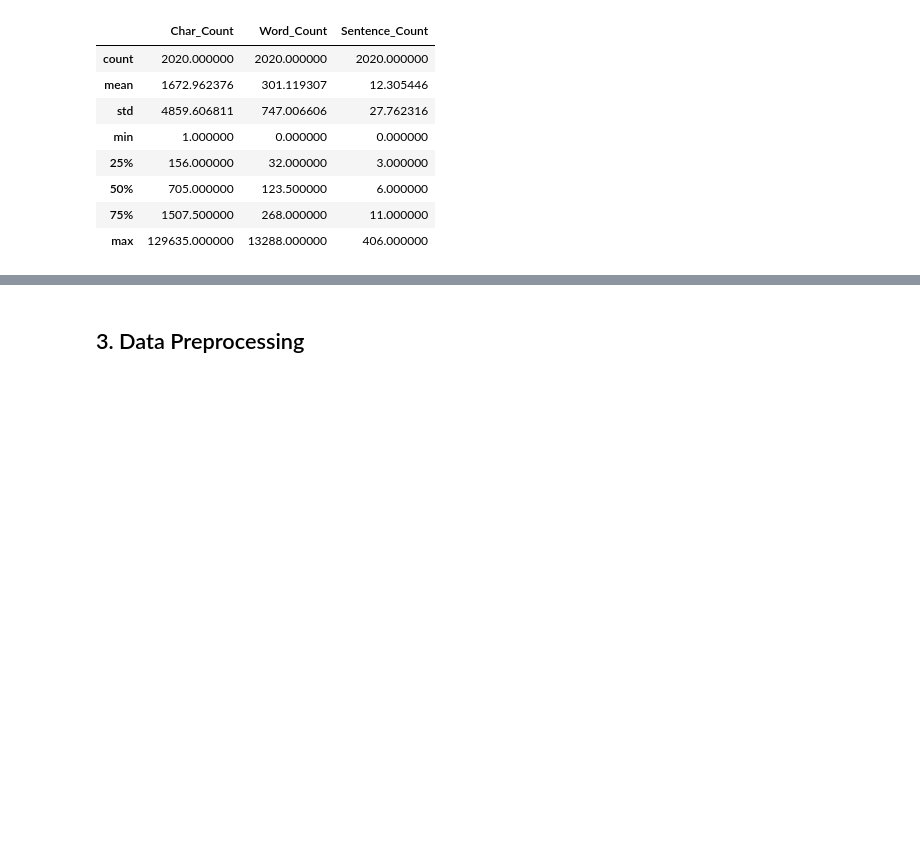
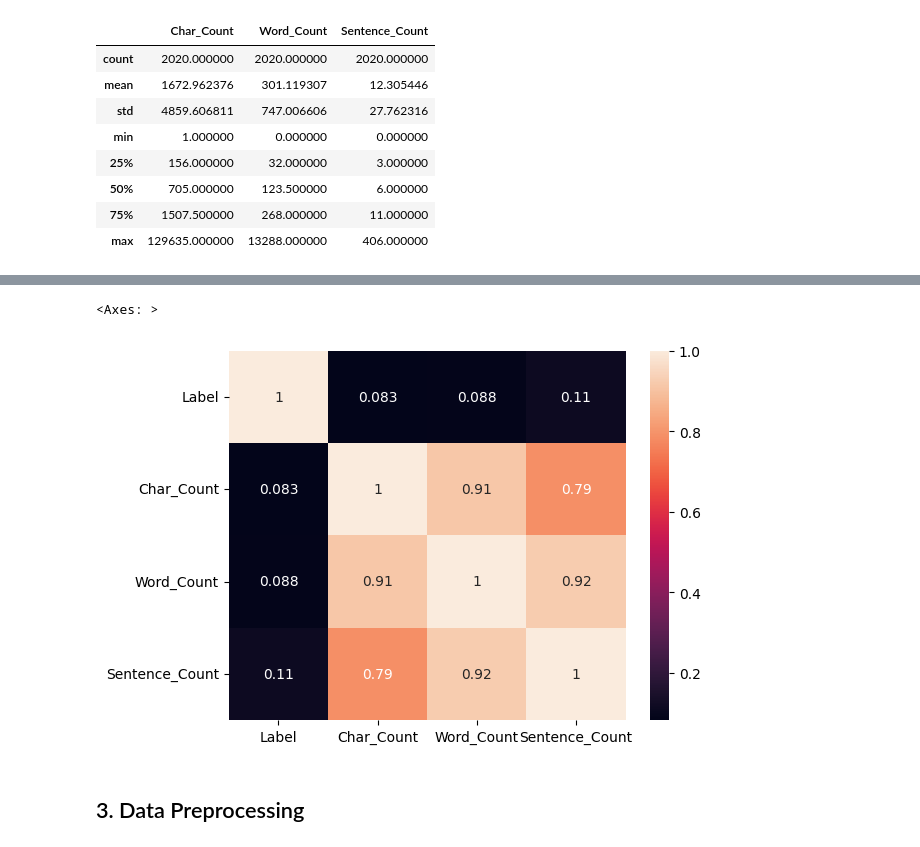
Before and after one commit to HerambDevarajan/email-spam-classification-ml-project, a Jupyter notebook: Email_Spam_Classification-3.ipynb, the cells around one changed output, grey strips where cells are left out. Saved outputs shown, nothing was run; the diff lists cells and outputs as text; code cells hidden in the pictures; blank space fills up the shorter version.

```diff
--- a/Email_Spam_Classification-3.ipynb
+++ b/Email_Spam_Classification-3.ipynb
@@ -357,5 +361,8 @@ sns.pairplot(df,hue='Label')
 # %%
-#sns.heatmap(df.corr(),annot=True)
+sns.heatmap(df.corr(),annot=True)
+# %% [output]
+<Axes: >
+[figure, added]
 # %% [markdown]
 ## 3. Data Preprocessing
 # %%
```
Also changed, not shown: parts of 37 cells of this notebook.
